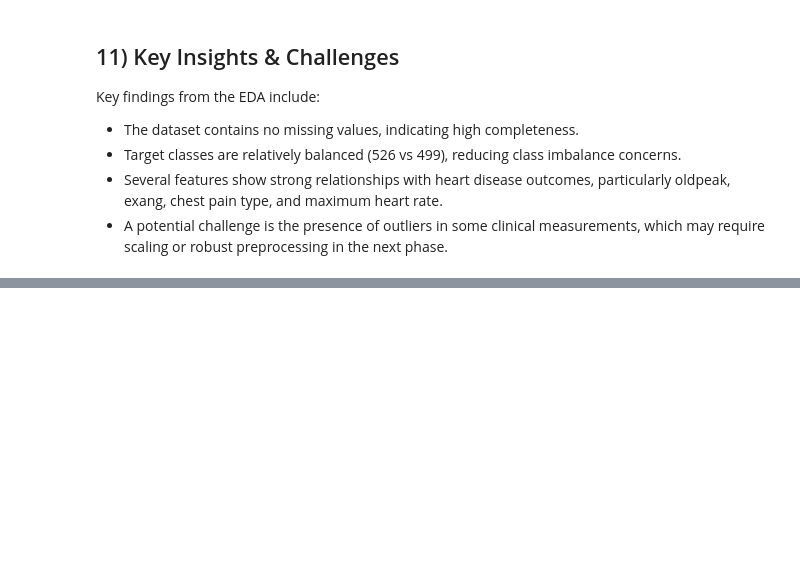
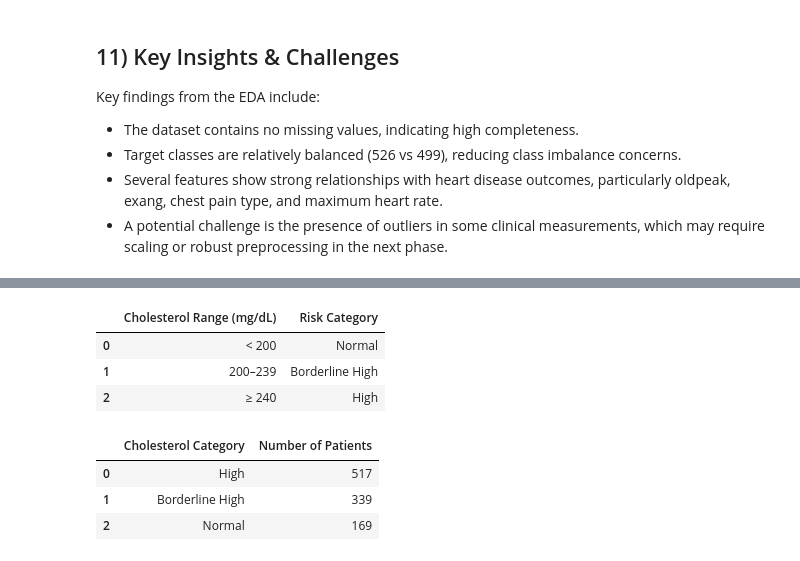
Before and after one commit to Janau00/SWE485-Project-Group9, a Jupyter notebook: Phase1_Data_Exploration.ipynb, the cells around one changed output, grey strips where cells are left out. Cells and saved outputs as stored; diff of their text form; code cells hidden in the pictures; blank space fills up the shorter version.

```diff
--- a/Phase1_Data_Exploration.ipynb
+++ b/Phase1_Data_Exploration.ipynb
@@ -324,0 +463,43 @@ Key findings from the EDA include:
+# %%
+import numpy as np
+import pandas as pd
+
+# Discretize cholesterol into clinically defined risk categories
+chol_bins = [0, 200, 240, np.inf]
+chol_labels = ['Normal', 'Borderline High', 'High']
+
+df['chol_category'] = pd.cut(
+    df['chol'],
+    bins=chol_bins,
+    labels=chol_labels,
+    right=False
+)
+
+# Cholesterol risk category thresholds (clinical reference)
+chol_mapping = pd.DataFrame({
+    'Cholesterol Range (mg/dL)': ['< 200', '200–239', '≥ 240'],
+    'Risk Category': chol_labels
+})
+
+# Distribution of cholesterol categories in the dataset
+chol_distribution = (
+    df['chol_category']
+    .value_counts()
+    .rename_axis('Cholesterol Category')
+    .reset_index(name='Number of Patients')
+)
+
+display(chol_mapping)
+display(chol_distribution)
+
+# Remove original cholesterol values to avoid redundant representation
+df.drop(columns=['chol'], inplace=True)
+# %% [output]
+|  | Cholesterol Range (mg/dL) | Risk Category |
+| 0 | < 200 | Normal |
+| 1 | 200–239 | Borderline High |
+| 2 | ≥ 240 | High |
+|  | Cholesterol Category | Number of Patients |
+| 0 | High | 517 |
+| 1 | Borderline High | 339 |
+| 2 | Normal | 169 |
```
Also changed, not shown: parts of 10 cells of this notebook, 1 other file.
